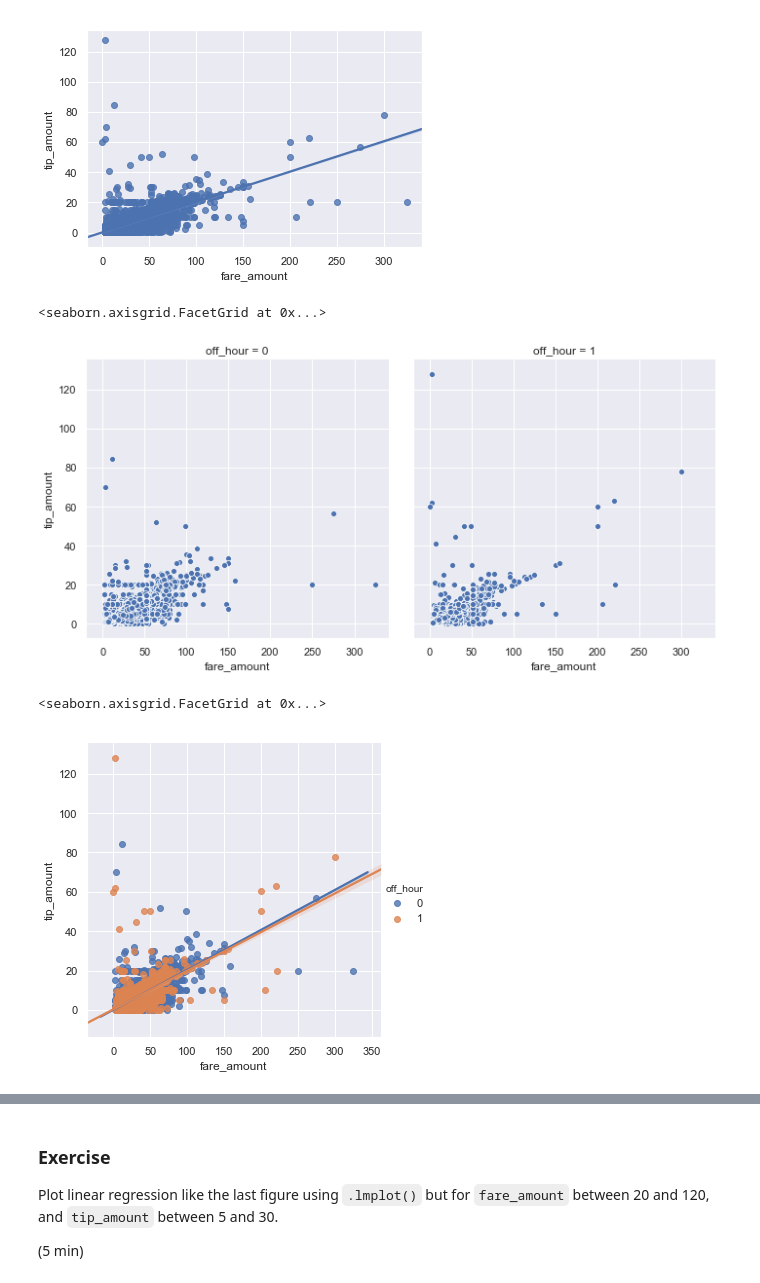
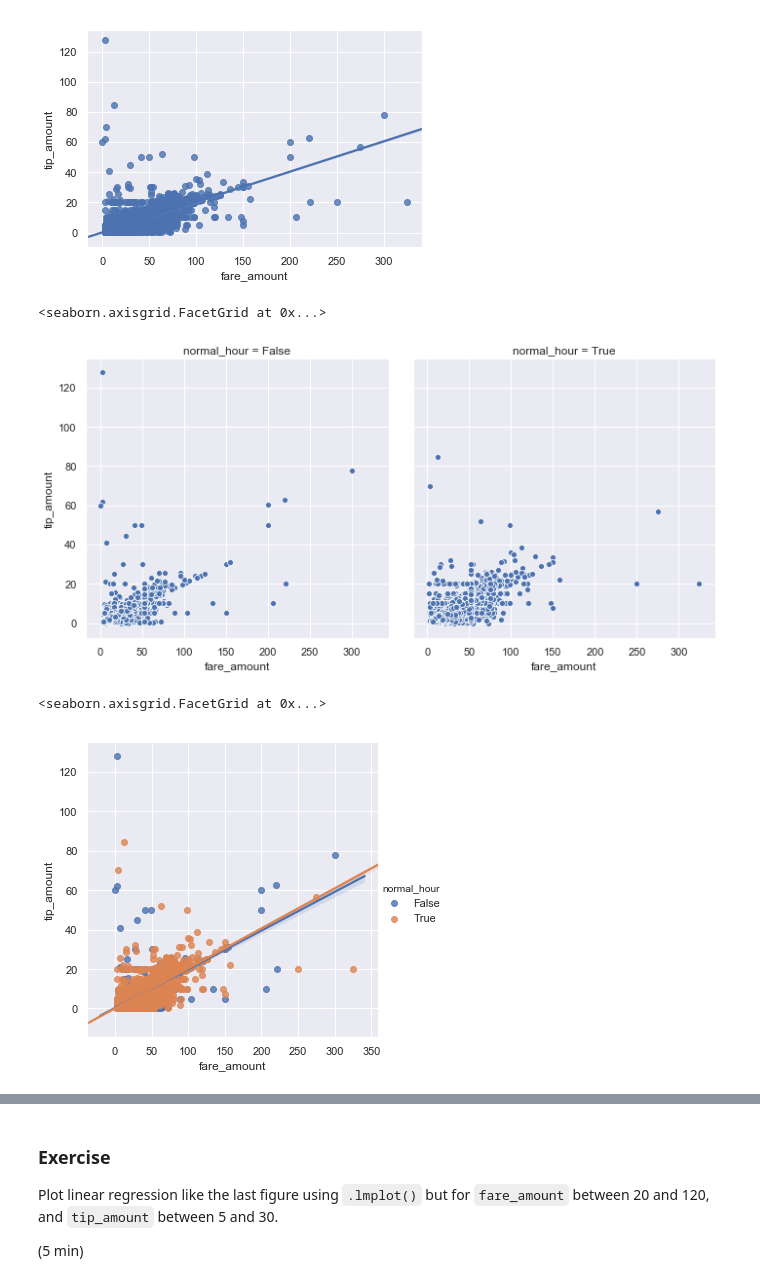
Before and after one commit to MridulS/intro-to-data-science, a Jupyter notebook: Introduction-Python-Pandas-Networks.ipynb, the cells around one changed output, grey strips where cells are left out. Saved outputs shown, nothing was run; the diff lists cells and outputs as text; code cells hidden in the pictures.

```diff
--- a/Introduction-Python-Pandas-Networks.ipynb
+++ b/Introduction-Python-Pandas-Networks.ipynb
@@ -648,13 +639,13 @@ for row in tips.iterrows():
-# %%
-tips['off_hour'] = off_hour
+# %%
+tips['normal_hour'] = tips.tpep_pickup_datetime.apply(lambda x: (x > '06:00:00') & (x < '24:00:00'))
 # %%
-sns.relplot(x="fare_amount", y="tip_amount", data=tips, col='off_hour')
+sns.relplot(x="fare_amount", y="tip_amount", data=tips, col='normal_hour')
 # %% [output]
 <seaborn.axisgrid.FacetGrid at 0x...>
-[figure, old version]
+[figure, new version]
 # %%
-sns.lmplot(x="fare_amount", y="tip_amount", data=tips, hue='off_hour')
+sns.lmplot(x="fare_amount", y="tip_amount", data=tips, hue='normal_hour')
 # %% [output]
 <seaborn.axisgrid.FacetGrid at 0x...>
-[figure, old version]
+[figure, new version]
 # %%
```
Also changed, not shown: parts of 34 cells of this notebook, 1 other file.
